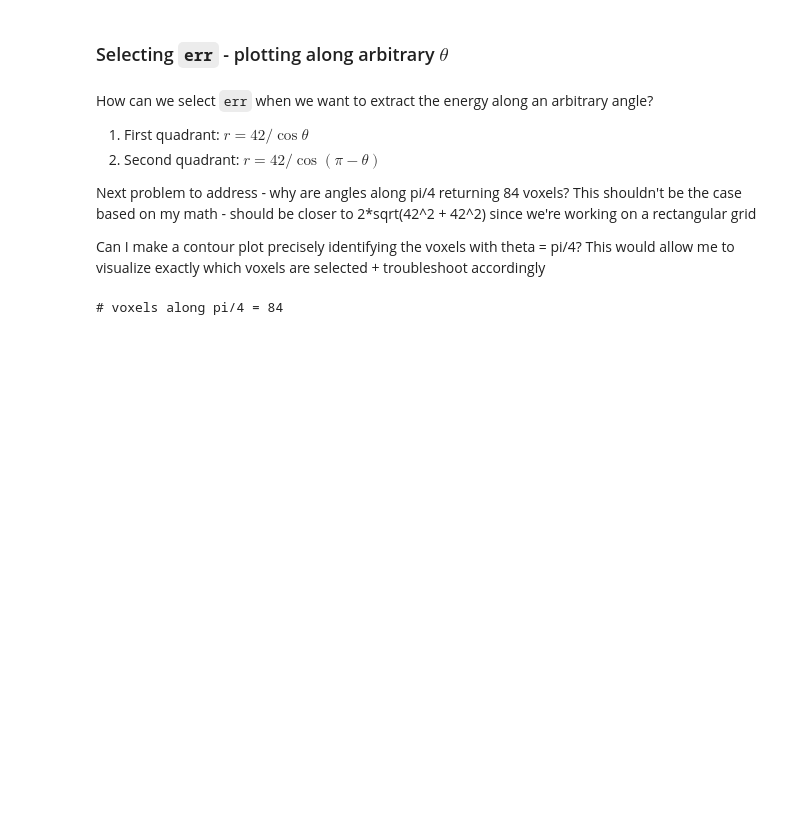
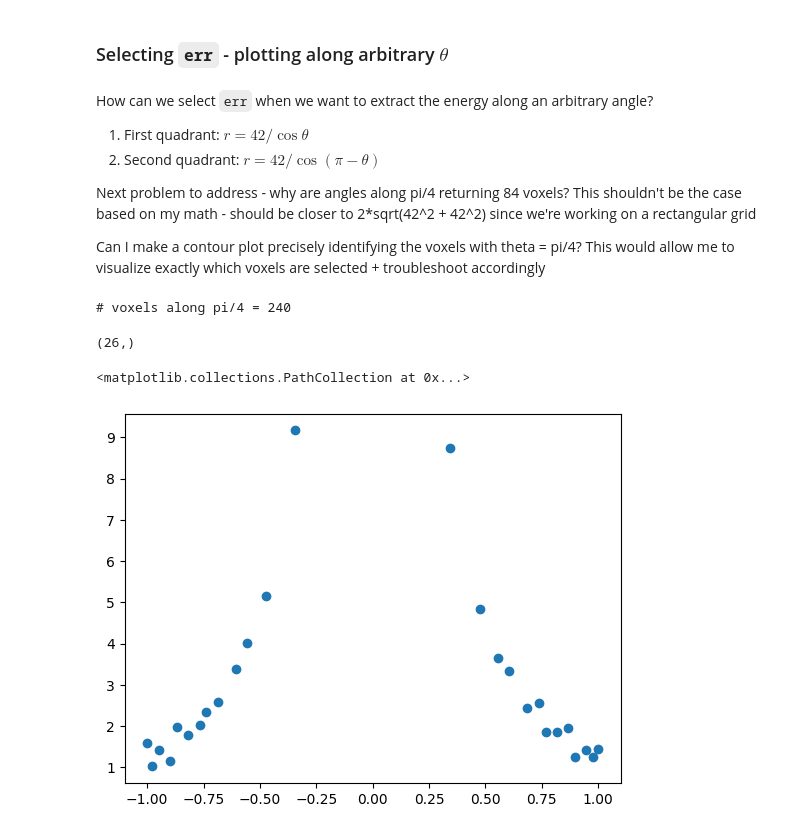
Before and after one commit to seandiscovery/modulated_shielding, a Jupyter notebook: mosh_tutorial.ipynb, the cells around one changed output. Saved outputs shown, nothing was run; the diff lists cells and outputs as text; code cells hidden in the pictures; blank space fills up the shorter version.

```diff
--- a/mosh_tutorial.ipynb
+++ b/mosh_tutorial.ipynb
@@ -441,12 +441,23 @@ Next problem to address - why are angles along pi/4 returning 84 voxels? This sh
 Can I make a contour plot precisely identifying the voxels with theta = pi/4? This would allow me to visualize exactly which voxels are selected + troubleshoot accordingly
 # %%
 # Let's rotate along an arbitrary angle but use error1 = 0.001 above
-theta2 = pi/4
-error_arb = 0.001
+theta2 = pi/6
+error_arb = 0.05
 linear_energy4, __ = energy_along_theta(mosh, theta2, (bins_mosh, bins_mosh), dose_grid_half_mosh,
                                        source_plane, err=error_arb, scale=True, norm_energy=dose_energy, dose=dose)
 # %%
 # Inspect the number of voxels contained within the output linear_energy
 print("# voxels along pi/4 = " + str(np.shape(linear_energy4)[0]))
 # %% [output]
-# voxels along pi/4 = 84
+# voxels along pi/4 = 240
+# %%
+x_radius_4, y_energy_4, __, __, __ = plotter_1D(linear_energy4, ind_var=0, plot_rng=(-1.0,1.0), std_dev=True, num_Hx=1e7)
+print(np.shape(x_radius_4))
+# %% [output]
+(26,)
+# %%
+fig, ax = plt.subplots()
+ax.scatter(x_radius_4, y_energy_4)
+# %% [output]
+<matplotlib.collections.PathCollection at 0x...>
+[figure, added]
```
Also changed, not shown: 19 other files.
